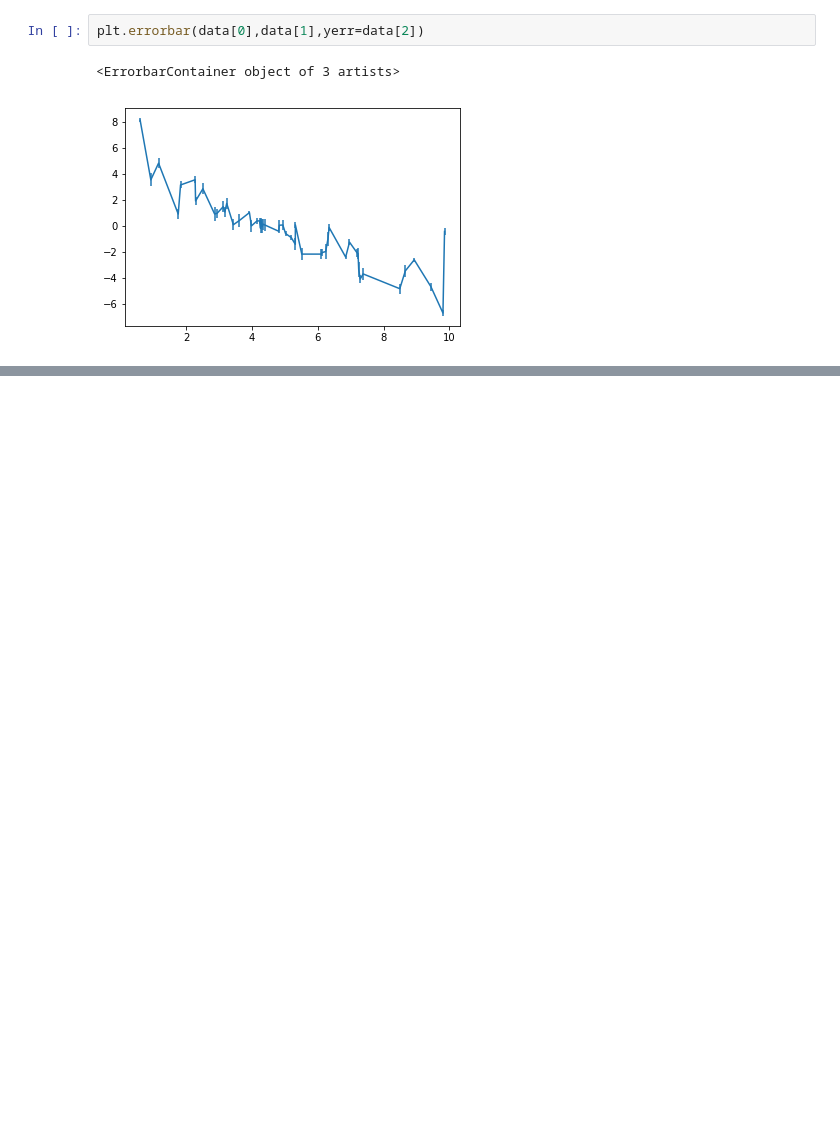
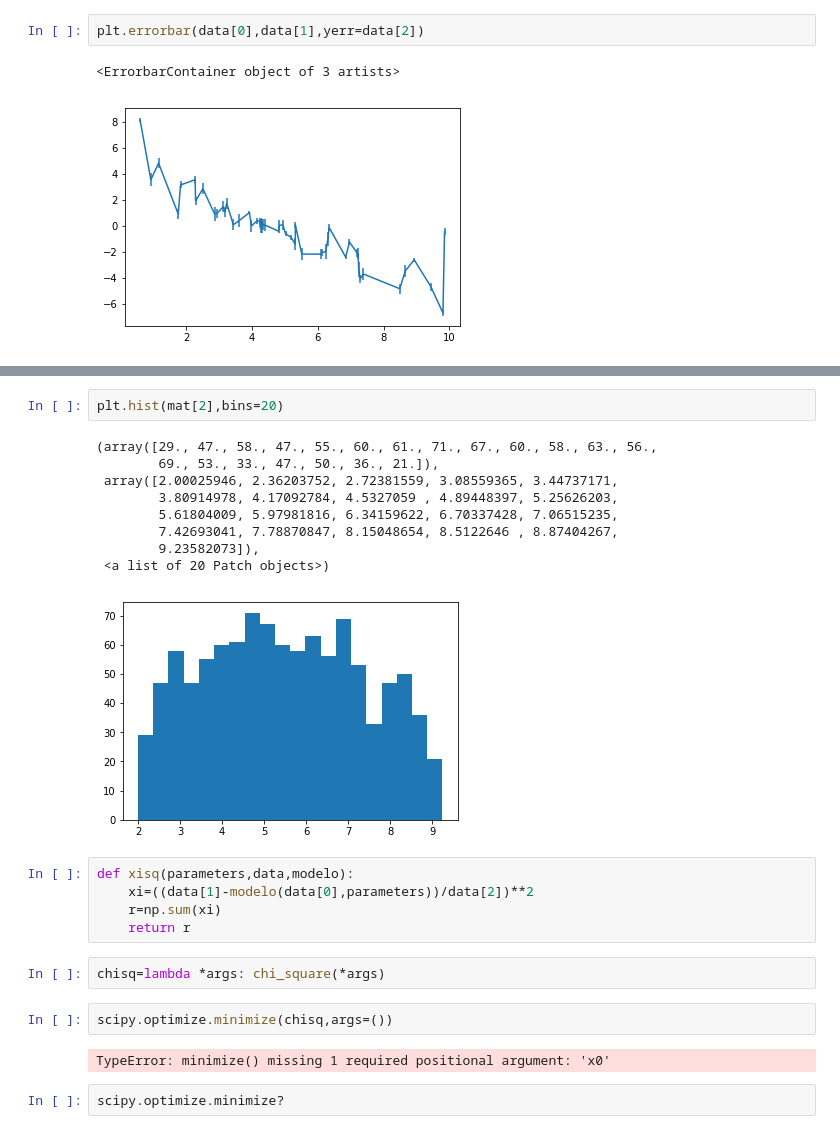
Before and after one commit to DCIDA2019/da2020-ChavezUriel, a Jupyter notebook: Semana6/Clase6.ipynb, the cells around one changed output, grey strips where cells are left out. Drawn from its saved outputs; the diff is of its cells as text; blank space fills up the shorter version.

```diff
--- a/Semana6/Clase6.ipynb
+++ b/Semana6/Clase6.ipynb
@@ -61,0 +138,25 @@ plt.plot(x,y2)
+# %%
+plt.hist(mat[2],bins=20)
+# %% [output]
+(array([29., 47., 58., 47., 55., 60., 61., 71., 67., 60., 58., 63., 56.,
+        69., 53., 33., 47., 50., 36., 21.]),
+ array([2.00025946, 2.36203752, 2.72381559, 3.08559365, 3.44737171,
+        3.80914978, 4.17092784, 4.5327059 , 4.89448397, 5.25626203,
+        5.61804009, 5.97981816, 6.34159622, 6.70337428, 7.06515235,
+        7.42693041, 7.78870847, 8.15048654, 8.5122646 , 8.87404267,
+        9.23582073]),
+ <a list of 20 Patch objects>)
+[figure, added]
+# %%
+def xisq(parameters,data,modelo):
+    xi=((data[1]-modelo(data[0],parameters))/data[2])**2
+    r=np.sum(xi)
+    return r
+# %%
+chisq=lambda *args: chi_square(*args)
+# %%
+scipy.optimize.minimize(chisq,args=())
+# %% [output]
+TypeError: minimize() missing 1 required positional argument: 'x0'
+# %%
+scipy.optimize.minimize?
```
Also changed, not shown: parts of 9 cells of this notebook.
